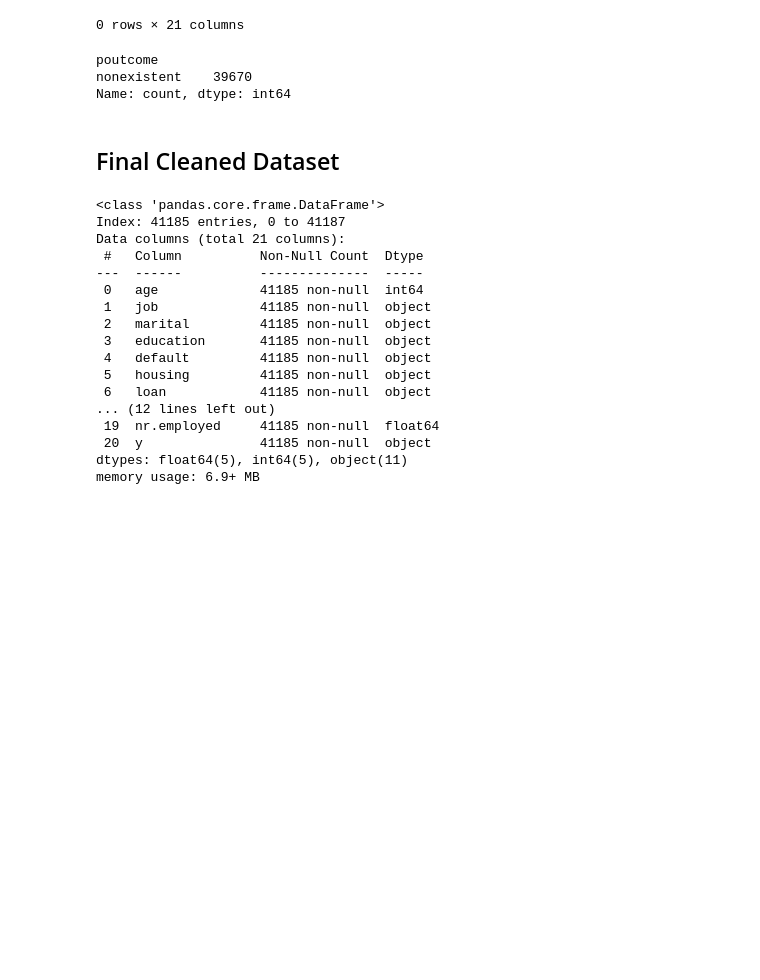
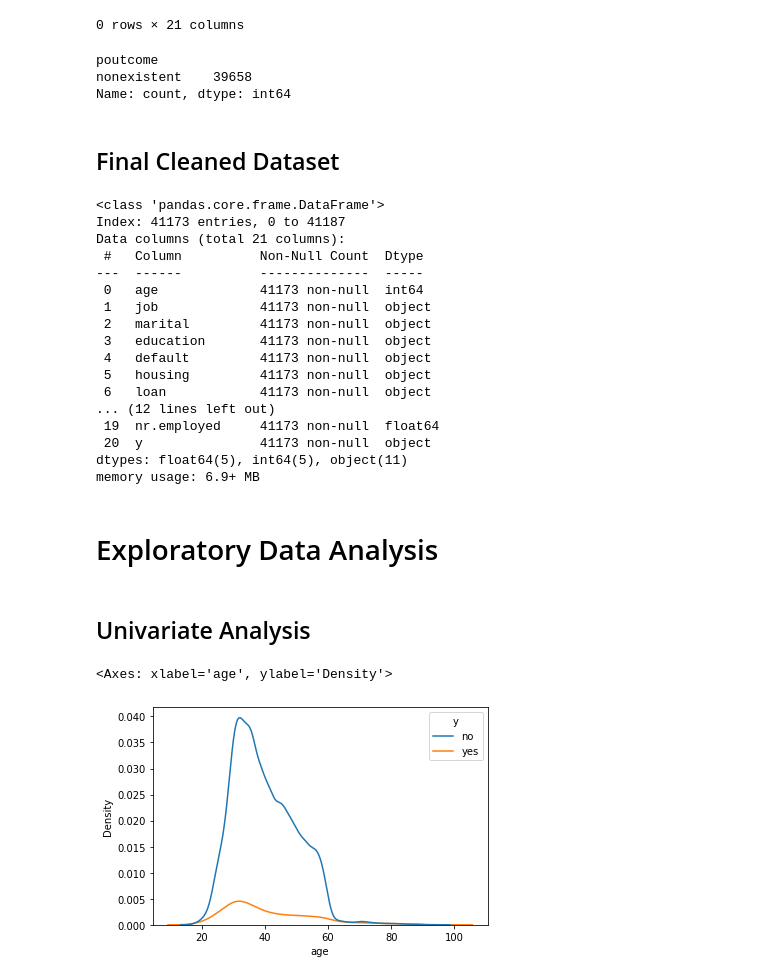
Before and after one commit to poojaravi05/Bank-Marketing-Campaign-, a Jupyter notebook: BankMarketingCampaign.ipynb, the cells around one changed output. Cells and saved outputs as stored; diff of their text form; code cells hidden in the pictures; blank space fills up the shorter version.

Commit message:
Added Univariate Analysis

```diff
--- a/BankMarketingCampaign.ipynb
+++ b/BankMarketingCampaign.ipynb
@@ -204,0 +205,3 @@ for col in numCols:
+# %%
+#Remove Duplicates
+bankData = bankData.drop_duplicates()
@@ -259,7 +282,7 @@ bankData.loc[(bankData["pdays"]==999) & (bankData["poutcome"]=='failure')]
 bankData.loc[(bankData["pdays"]==999),"poutcome"].value_counts()
 # %% [output]
 poutcome
-nonexistent    39670
+nonexistent    39658
 Name: count, dtype: int64
 # %% [markdown]
 ## Final Cleaned Dataset
@@ -267,19 +290,28 @@ Name: count, dtype: int64
 bankData.info()
 # %% [output]
 <class 'pandas.core.frame.DataFrame'>
-Index: 41185 entries, 0 to 41187
+Index: 41173 entries, 0 to 41187
 Data columns (total 21 columns):
  #   Column          Non-Null Count  Dtype
 ---  ------          --------------  -----
- 0   age             41185 non-null  int64
- 1   job             41185 non-null  object
- 2   marital         41185 non-null  object
- 3   education       41185 non-null  object
- 4   default         41185 non-null  object
- 5   housing         41185 non-null  object
- 6   loan            41185 non-null  object
+ 0   age             41173 non-null  int64
+ 1   job             41173 non-null  object
+ 2   marital         41173 non-null  object
+ 3   education       41173 non-null  object
+ 4   default         41173 non-null  object
+ 5   housing         41173 non-null  object
+ 6   loan            41173 non-null  object
 ... (12 lines left out)
- 19  nr.employed     41185 non-null  float64
- 20  y               41185 non-null  object
+ 19  nr.employed     41173 non-null  float64
+ 20  y               41173 non-null  object
 dtypes: float64(5), int64(5), object(11)
 memory usage: 6.9+ MB
+# %% [markdown]
+# Exploratory Data Analysis
+# %% [markdown]
+## Univariate Analysis
+# %%
+sns.kdeplot(data=bankData, x="age",hue="y")
+# %% [output]
+<Axes: xlabel='age', ylabel='Density'>
+[figure, added]
```
Also changed, not shown: parts of 17 cells of this notebook.
